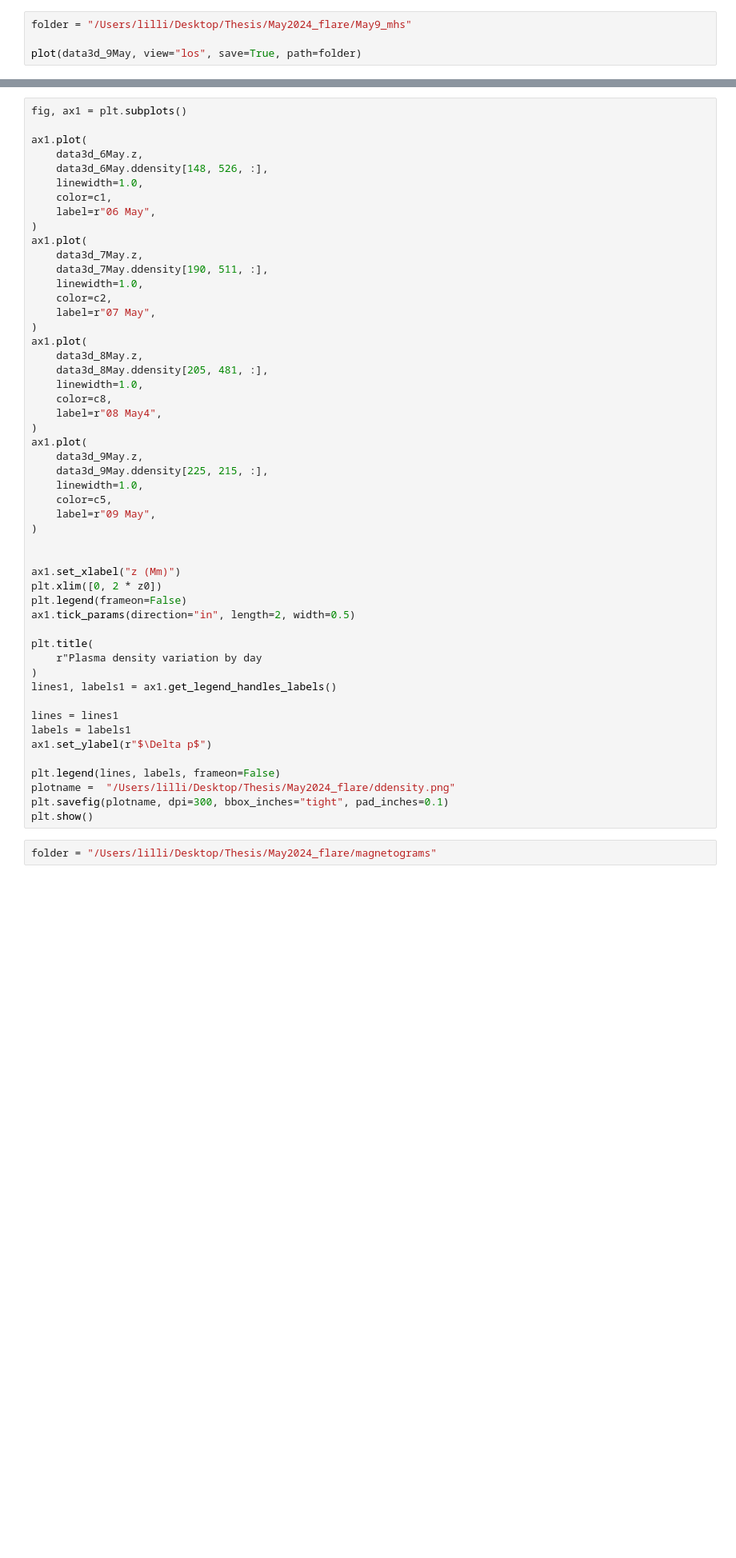
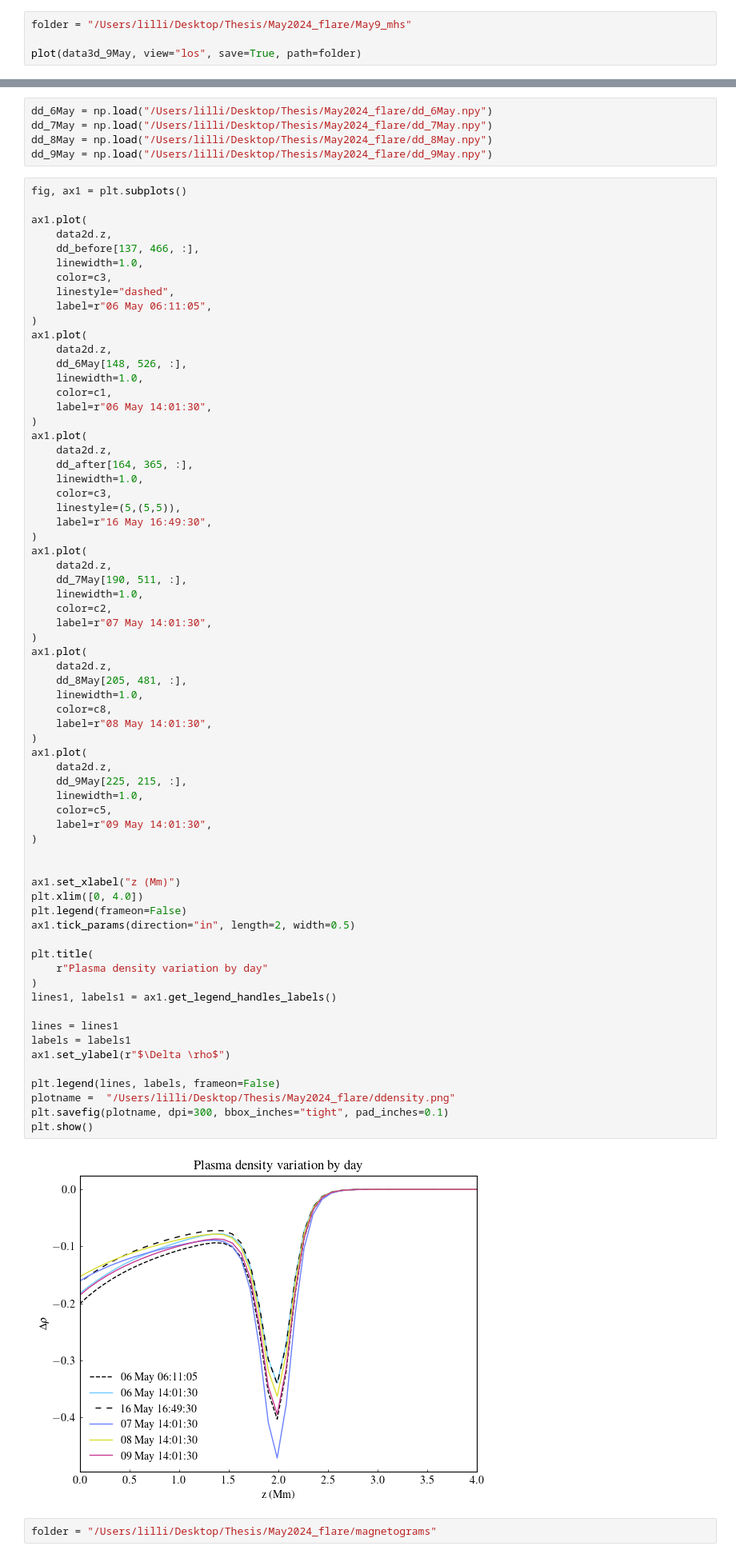
Before and after one commit to LMNadol/mflex, a Jupyter notebook: mhsflex/2024_cme_magnetograms.ipynb, the cells around one changed output, grey strips where cells are left out. Shown at 80% size. Saved outputs shown, nothing was run; the diff lists cells and outputs as text; blank space fills up the shorter version.

```diff
--- a/mhsflex/2024_cme_magnetograms.ipynb
+++ b/mhsflex/2024_cme_magnetograms.ipynb
@@ -198,54 +246,77 @@ plt.show()
+# %%
+dd_6May = np.load("/Users/lilli/Desktop/Thesis/May2024_flare/dd_6May.npy")
+dd_7May = np.load("/Users/lilli/Desktop/Thesis/May2024_flare/dd_7May.npy")
+dd_8May = np.load("/Users/lilli/Desktop/Thesis/May2024_flare/dd_8May.npy")
+dd_9May = np.load("/Users/lilli/Desktop/Thesis/May2024_flare/dd_9May.npy")
 # %%
 fig, ax1 = plt.subplots()
 
 ax1.plot(
-    data3d_6May.z,
-    data3d_6May.ddensity[148, 526, :],
+    data2d.z,
+    dd_before[137, 466, :],
+    linewidth=1.0,
+    color=c3,
+    linestyle="dashed",
+    label=r"06 May 06:11:05",
+)
+ax1.plot(
+    data2d.z,
+    dd_6May[148, 526, :],
     linewidth=1.0,
     color=c1,
-    label=r"06 May",
+    label=r"06 May 14:01:30",
 )
 ax1.plot(
-    data3d_7May.z,
-    data3d_7May.ddensity[190, 511, :],
+    data2d.z,
+    dd_after[164, 365, :],
+    linewidth=1.0,
+    color=c3,
+    linestyle=(5,(5,5)),
+    label=r"16 May 16:49:30",
+)
+ax1.plot(
+    data2d.z,
+    dd_7May[190, 511, :],
     linewidth=1.0,
     color=c2,
-    label=r"07 May",
+    label=r"07 May 14:01:30",
 )
 ax1.plot(
-    data3d_8May.z,
-    data3d_8May.ddensity[205, 481, :],
+    data2d.z,
+    dd_8May[205, 481, :],
     linewidth=1.0,
     color=c8,
-    label=r"08 May4",
+    label=r"08 May 14:01:30",
 )
 ax1.plot(
-    data3d_9May.z,
-    data3d_9May.ddensity[225, 215, :],
+    data2d.z,
+    dd_9May[225, 215, :],
     linewidth=1.0,
     color=c5,
-    label=r"09 May",
+    label=r"09 May 14:01:30",
 )
 
 
 ax1.set_xlabel("z (Mm)")
-plt.xlim([0, 2 * z0])
+plt.xlim([0, 4.0])
 plt.legend(frameon=False)
 ax1.tick_params(direction="in", length=2, width=0.5)
 
 plt.title(
-    r"Plasma density variation by day
+    r"Plasma density variation by day"
 )
 lines1, labels1 = ax1.get_legend_handles_labels()
 
 lines = lines1
 labels = labels1
-ax1.set_ylabel(r"$\Delta p$")
+ax1.set_ylabel(r"$\Delta \rho$")
 
 plt.legend(lines, labels, frameon=False)
 plotname =  "/Users/lilli/Desktop/Thesis/May2024_flare/ddensity.png"
 plt.savefig(plotname, dpi=300, bbox_inches="tight", pad_inches=0.1)
 plt.show()
+# %% [output]
+[figure, added]
 # %%
 folder = "/Users/lilli/Desktop/Thesis/May2024_flare/magnetograms"
 # %%
```
Also changed, not shown: parts of 25 cells of this notebook, 2 other files.
